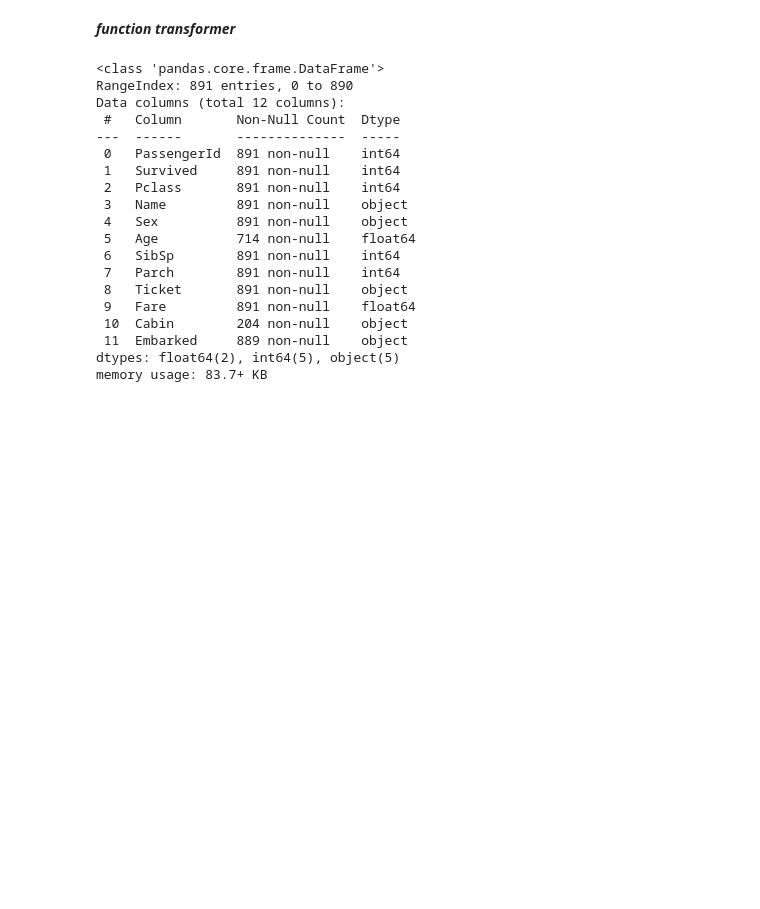
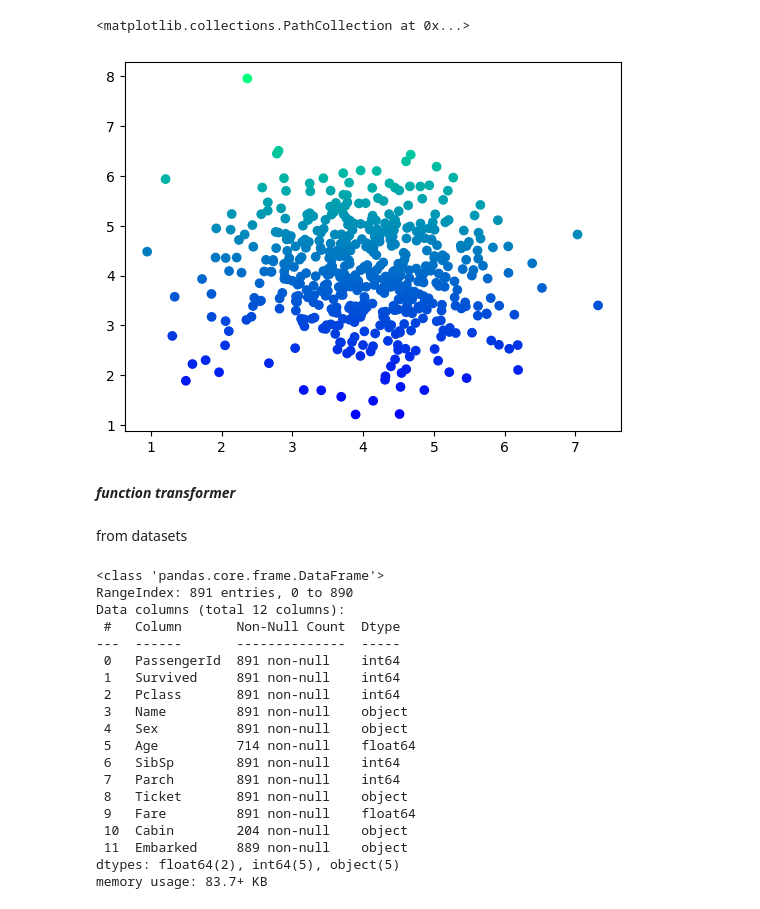
Before and after one commit to Ashi743/ML-practices, a Jupyter notebook: imputation_of_titanic_wrt_fx,_skew,_outlier_.ipynb, the cells around one changed output. Saved outputs shown, nothing was run; the diff lists cells and outputs as text; code cells hidden in the pictures; blank space fills up the shorter version.

```diff
--- a/imputation_of_titanic_wrt_fx,_skew,_outlier_.ipynb
+++ b/imputation_of_titanic_wrt_fx,_skew,_outlier_.ipynb
@@ -39,5 +40,8 @@ Name: count, dtype: int64
 # %%
-plt.scatter(X.iloc[:,0],X.iloc[:,1],c=X.iloc[:,-1],cmap='winter')
+plt.scatter(X2.iloc[:,0],X2.iloc[:,1],c=X2.iloc[:,-1],cmap='winter')
+# %% [output]
+<matplotlib.collections.PathCollection at 0x...>
+[figure, added]
 # %% [markdown]
 ***function transformer***
 # %%
@@ -54,6 +58,8 @@ from sklearn.linear_model import LogisticRegression
 from sklearn.preprocessing import FunctionTransformer
 from sklearn.compose import ColumnTransformer
 from sklearn.pipeline import Pipeline
+# %% [markdown]
+from datasets
 # %%
 df= pd.read_csv('/content/titanic_train.csv')
 # %%
```
Also changed, not shown: parts of 17 cells of this notebook.
